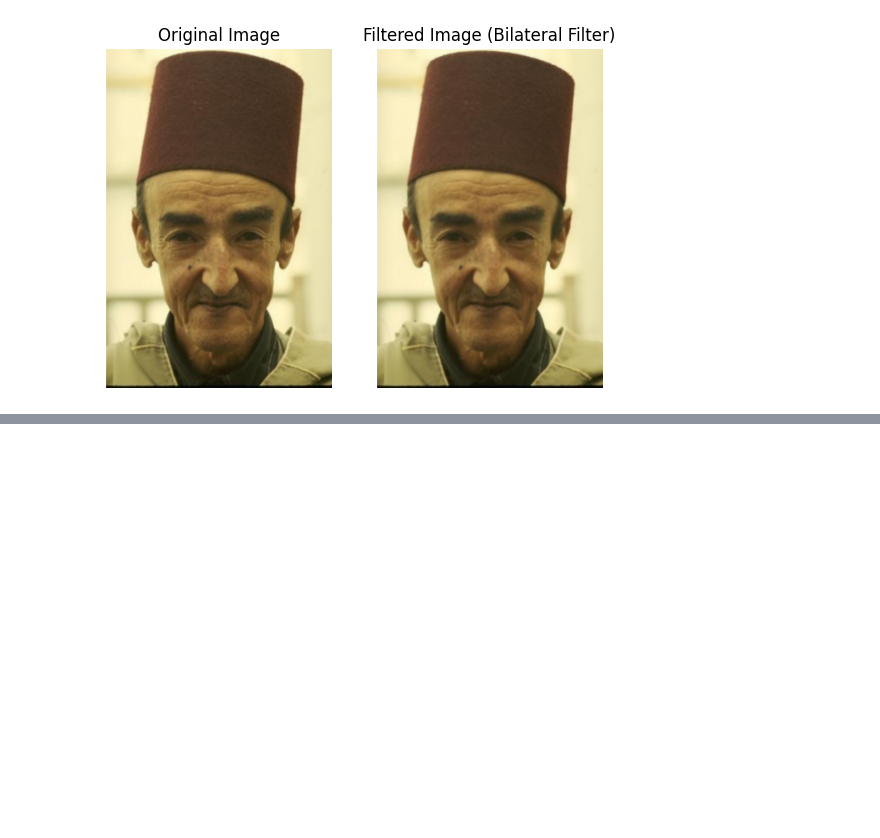
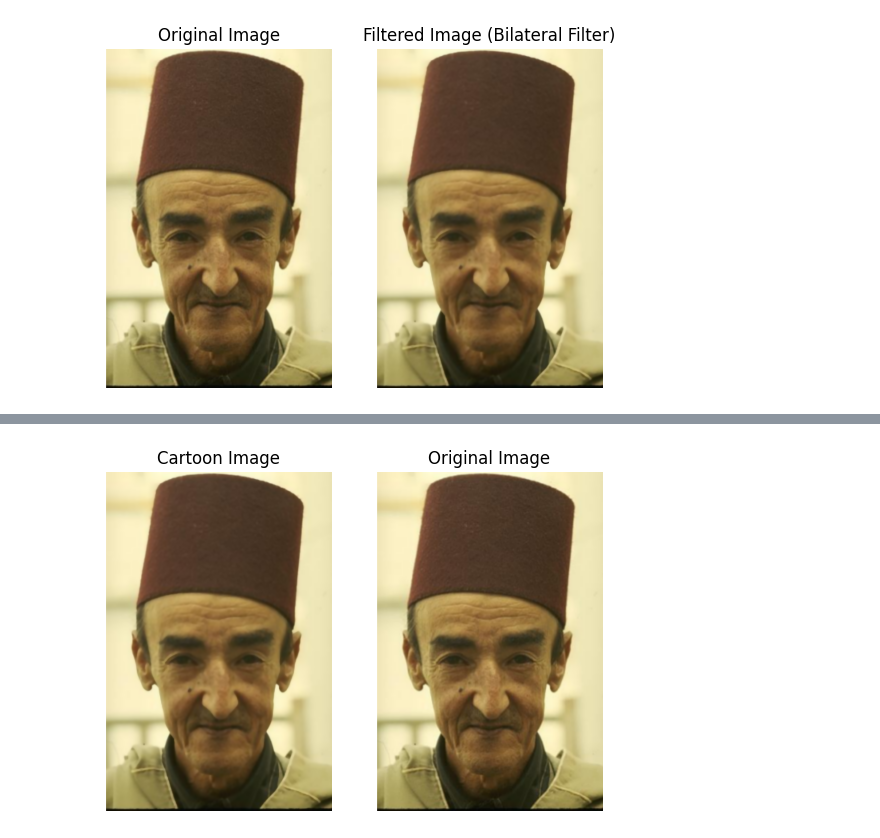
Before and after one commit to shadyalattarr/Computer-Vision-Assignment-1, a Jupyter notebook: Cartooniffier.ipynb, the cells around one changed output, grey strips where cells are left out. Saved outputs shown, nothing was run; the diff lists cells and outputs as text; code cells hidden in the pictures; blank space fills up the shorter version.

```diff
--- a/Cartooniffier.ipynb
+++ b/Cartooniffier.ipynb
@@ -193,7 +193,7 @@ plt.show()
 # cv2.bilateralFilter(src, d, sigmaColor, sigmaSpace, borderType=cv2.BORDER_DEFAULT)
 
 # Apply bilateral filter (d=9, sigmaColor=75, sigmaSpace=75)
-bilateral_img = cv2.bilateralFilter(img_cv2, 5, 75, 75)
+bilateral_img = cv2.bilateralFilter(img_cv2, 7, 50, 50)
 
 # Display the images
 # original image
@@ -211,0 +248,15 @@ plt.show()
+# %%
+# Blend images with weights (50% each)
+blended = cv2.addWeighted(bilateral_img, 1,thresh_bgr , 0, 0)
+# %%
+plt.subplot(1, 2, 1)
+plt.imshow(cv2.cvtColor(blended, cv2.COLOR_BGR2RGB))
+plt.title("Cartoon Image")
+plt.axis('off')
+plt.subplot(1, 2, 2)
+plt.imshow(cv2.cvtColor(img_cv2, cv2.COLOR_BGR2RGB))
+plt.title("Original Image")
+plt.axis('off')
+plt.show()
+# %% [output]
+[figure, added]
```
Also changed, not shown: parts of 6 cells of this notebook, 1 other file.
